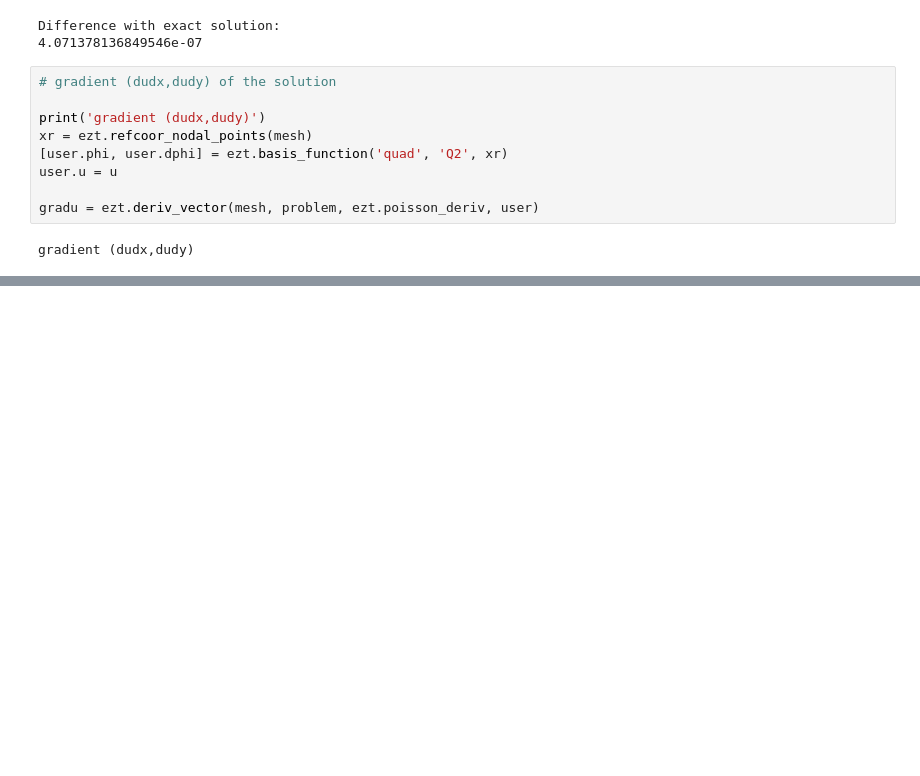
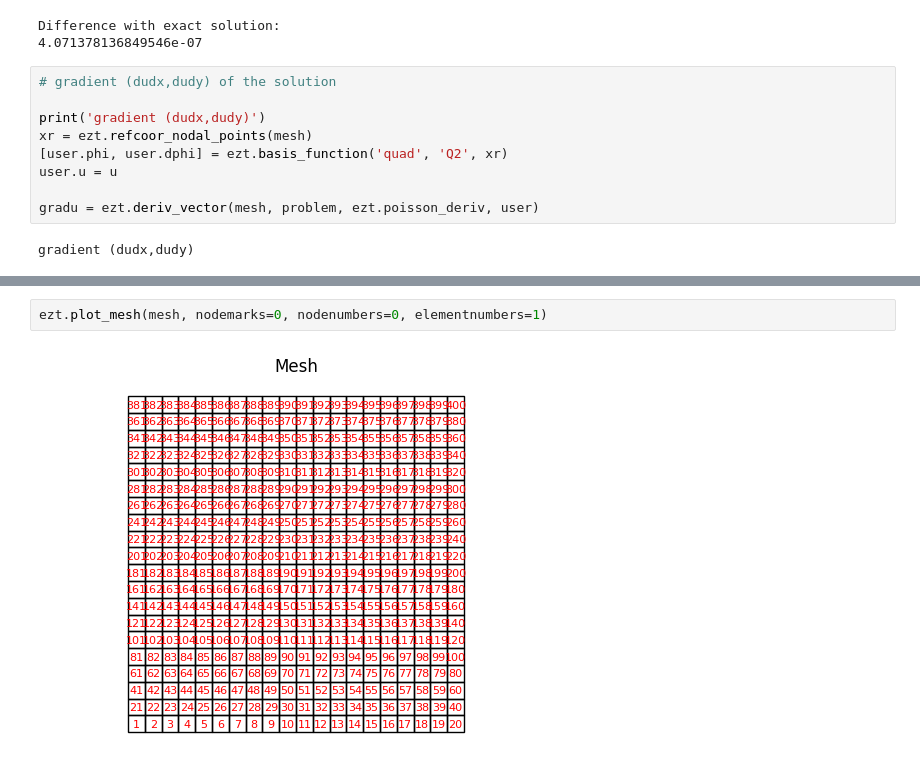
Before and after one commit to NickJaensson/eztfem.py, a Jupyter notebook: examples/poisson/poisson1.ipynb, the cells around one changed output, grey strips where cells are left out. Cells and saved outputs as stored; diff of their text form; blank space fills up the shorter version.

```diff
--- a/examples/poisson/poisson1.ipynb
+++ b/examples/poisson/poisson1.ipynb
@@ -118,0 +123,4 @@ Widget(value='<iframe src="http://localhost:63067/index.html?ui=P_0x111cef9b0_1&
+# %%
+ezt.plot_mesh(mesh, nodemarks=0, nodenumbers=0, elementnumbers=1)
+# %% [output]
+[figure, added]
```
Also changed, not shown: parts of 6 cells of this notebook.
